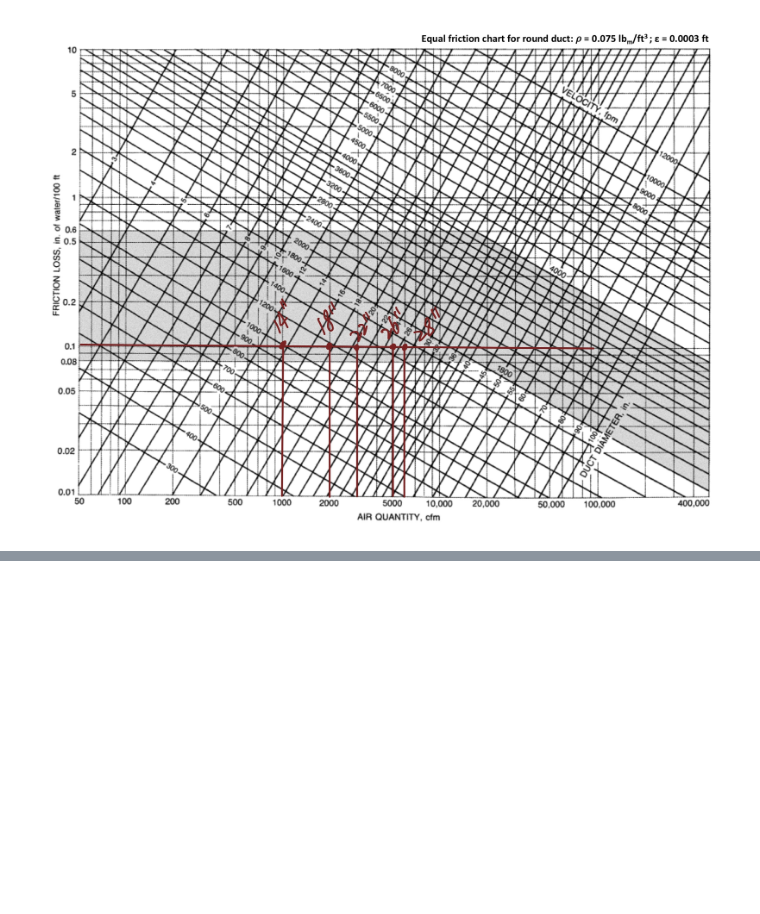
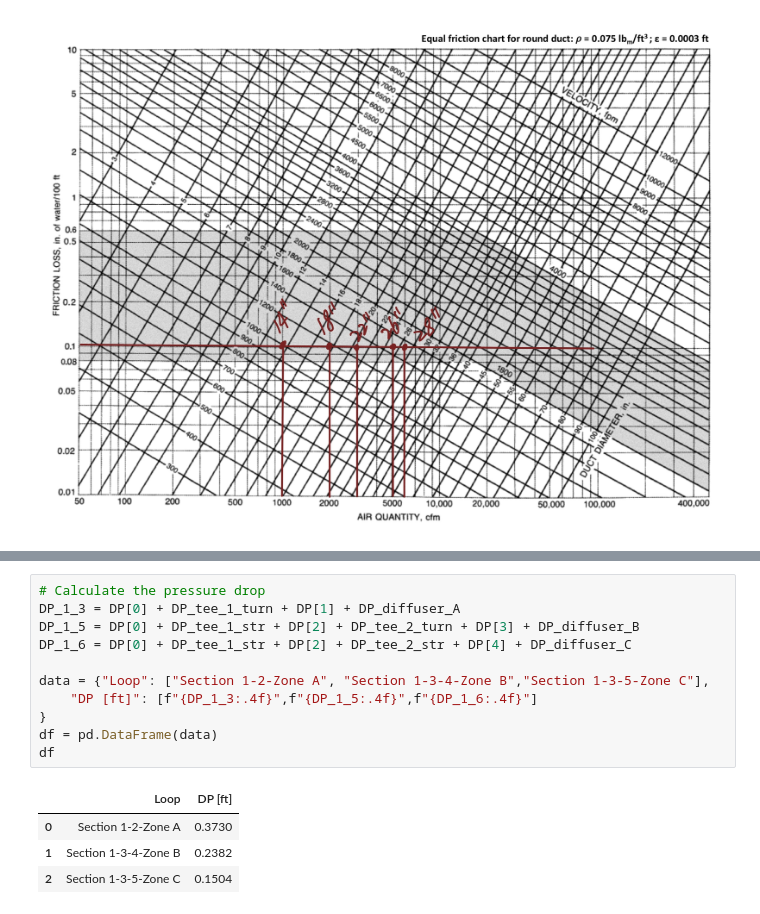
Before and after one commit to JieMa1202/CE414, a Jupyter notebook: Homework/Exam.ipynb, the cells around one changed output, grey strips where cells are left out. Drawn from its saved outputs; the diff is of its cells as text; blank space fills up the shorter version.

```diff
--- a/Homework/Exam.ipynb
+++ b/Homework/Exam.ipynb
@@ -301,0 +283,16 @@ df
+# %%
+# Calculate the pressure drop
+DP_1_3 = DP[0] + DP_tee_1_turn + DP[1] + DP_diffuser_A
+DP_1_5 = DP[0] + DP_tee_1_str + DP[2] + DP_tee_2_turn + DP[3] + DP_diffuser_B
+DP_1_6 = DP[0] + DP_tee_1_str + DP[2] + DP_tee_2_str + DP[4] + DP_diffuser_C
+
+data = {"Loop": ["Section 1-2-Zone A", "Section 1-3-4-Zone B","Section 1-3-5-Zone C"],
+    "DP [ft]": [f"{DP_1_3:.4f}",f"{DP_1_5:.4f}",f"{DP_1_6:.4f}"]
+}
+df = pd.DataFrame(data)
+df
+# %% [output]
+|  | Loop | DP [ft] |
+| 0 | Section 1-2-Zone A | 0.3730 |
+| 1 | Section 1-3-4-Zone B | 0.2382 |
+| 2 | Section 1-3-5-Zone C | 0.1504 |
```
Also changed, not shown: parts of 19 cells of this notebook.
